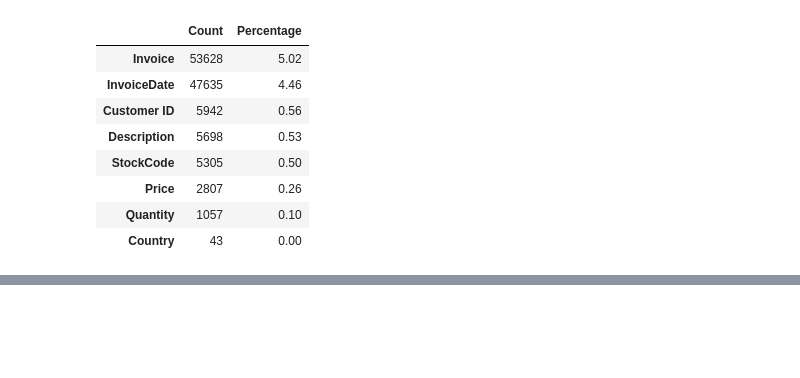
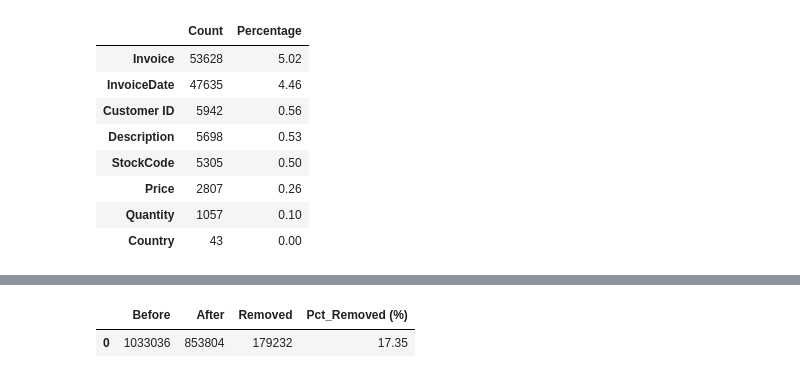
Before and after one commit to hansdarmawann/online-retail-ii-wrangling-1, a Jupyter notebook: notebooks/code.ipynb, the cells around one changed output, grey strips where cells are left out. Drawn from its saved outputs; the diff is of its cells as text; code cells hidden in the pictures; blank space fills up the shorter version.

```diff
--- a/notebooks/code.ipynb
+++ b/notebooks/code.ipynb
@@ -116,0 +160,30 @@ display(quantity_desc)
+# %%
+df_before = df.copy()
+cols = ['Quantity', 'Price']
+
+for col in cols:
+    Q1 = df[col].quantile(0.25)
+    Q3 = df[col].quantile(0.75)
+    IQR = Q3 - Q1
+
+    lower = Q1 - 1.5 * IQR
+    upper = Q3 + 1.5 * IQR
+
+    df = df[(df[col] >= lower) & (df[col] <= upper)]
+
+before = len(df_before)
+after = len(df)
+removed = before - after
+pct_removed = round((removed / before * 100),2)
+
+removal_summary = pd.DataFrame({
+    'Before': [before],
+    'After': [after],
+    'Removed': [removed],
+    'Pct_Removed (%)': [pct_removed]
+})
+
+display(removal_summary)
+# %% [output]
+|  | Before | After | Removed | Pct_Removed (%) |
+| 0 | 1033036 | 853804 | 179232 | 17.35 |
```
Also changed, not shown: parts of 4 cells of this notebook.
